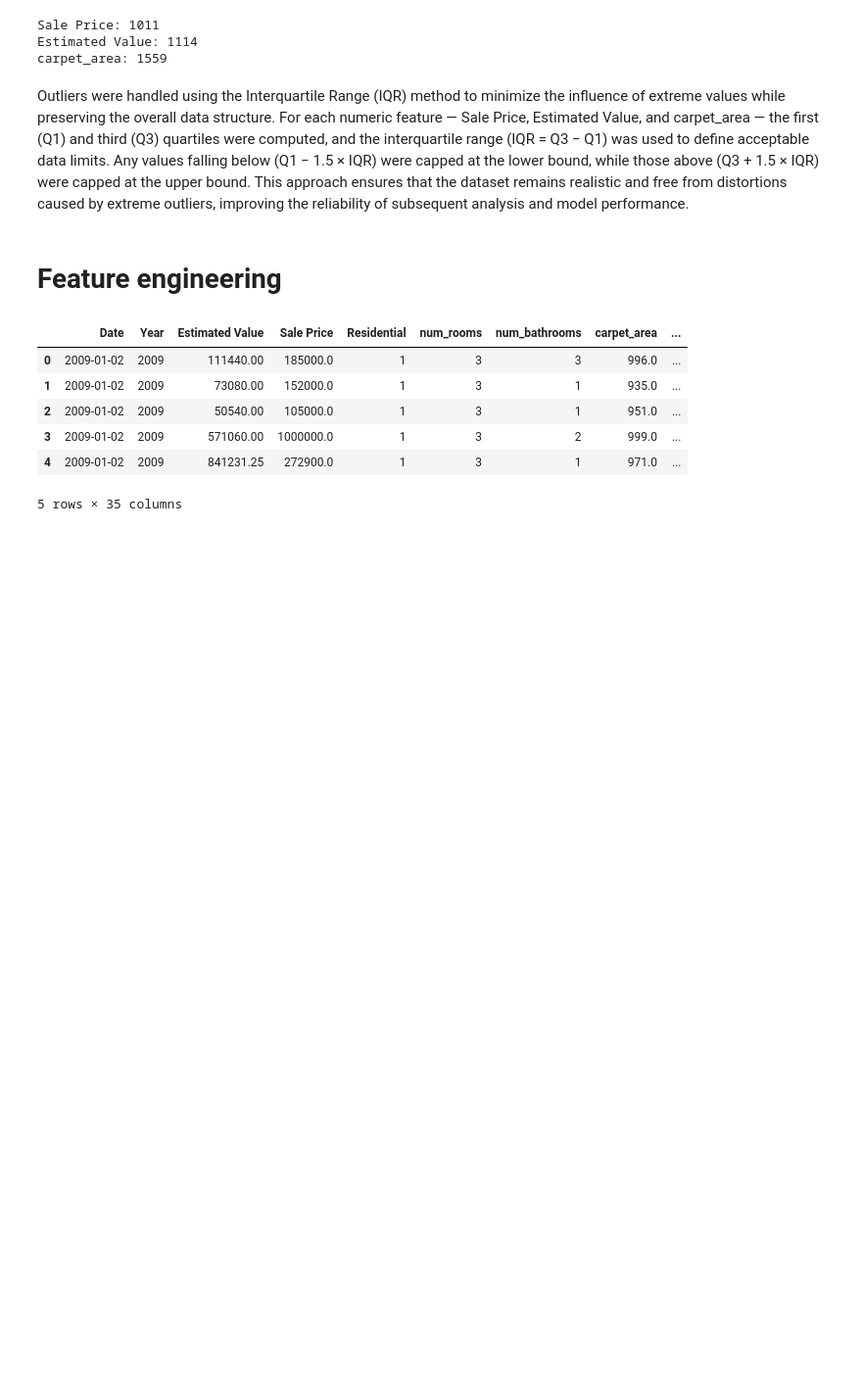
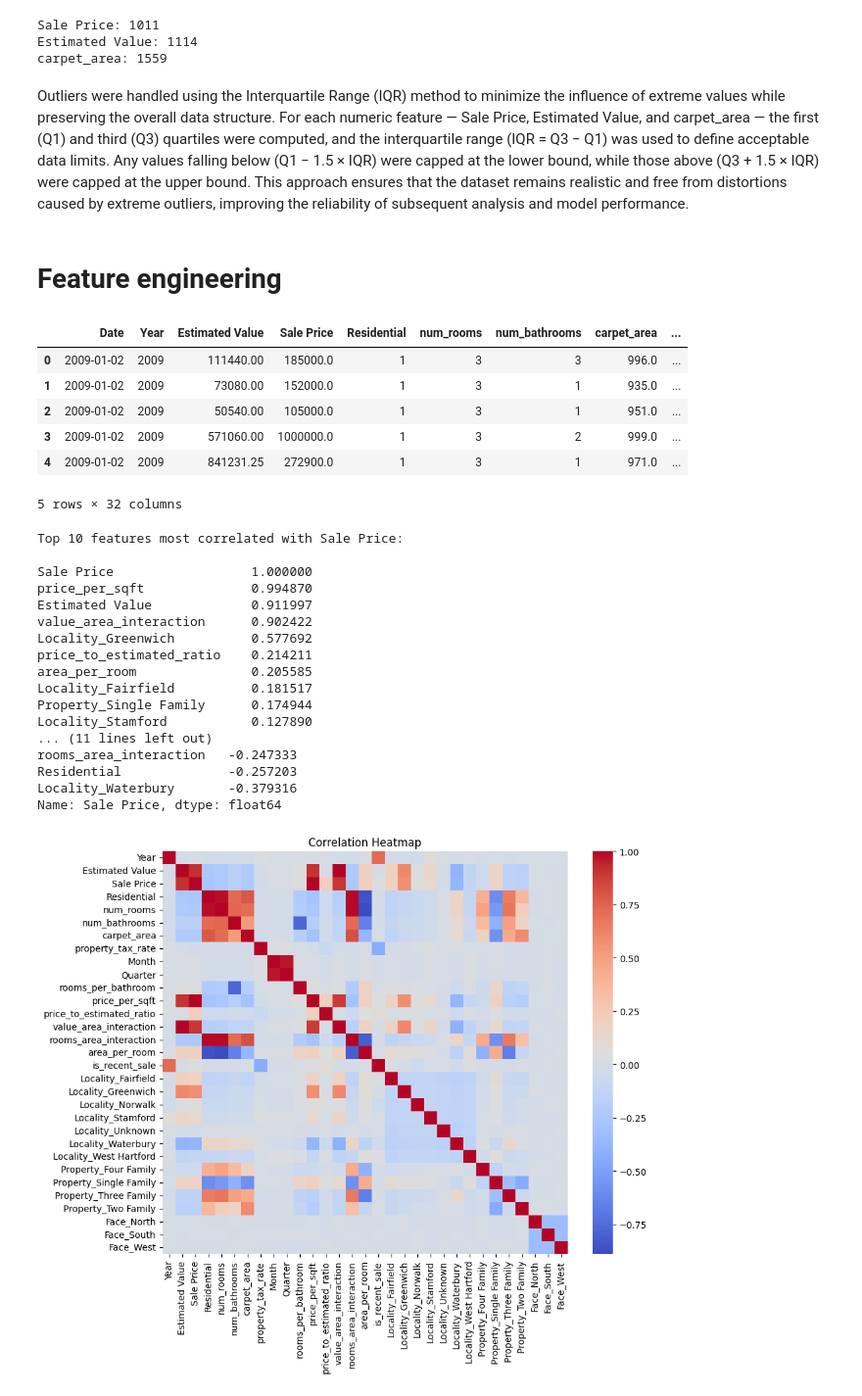
Before and after one commit to kibosivy/Property-Prices-Predictions, a Jupyter notebook: data_cleaning.ipynb, the cells around one changed output. Shown at 98% size. Drawn from its saved outputs; the diff is of its cells as text; code cells hidden in the pictures; blank space fills up the shorter version.

```diff
--- a/data_cleaning.ipynb
+++ b/data_cleaning.ipynb
@@ -89,10 +89,6 @@ df['value_area_interaction'] = df['Estimated Value'] * df['carpet_area']
 df['rooms_area_interaction'] = df['num_rooms'] * df['carpet_area']
 df['area_per_room'] = df['carpet_area'] / df['num_rooms']
 
-# Log Transformations
-for col in ['Sale Price', 'Estimated Value', 'carpet_area']:
-    df[f'log_{col}'] = np.log1p(df[col])
-
 # Temporal Feature
 df['is_recent_sale'] = (df['Year'] >= 2020).astype(int)
 
@@ -123,4 +119,38 @@ df.head()
 | 2 | 2009-01-02 | 2009 | 50540.00 | 105000.0 | 1 | 3 | 1 | 951.0 | ... |
 | 3 | 2009-01-02 | 2009 | 571060.00 | 1000000.0 | 1 | 3 | 2 | 999.0 | ... |
 | 4 | 2009-01-02 | 2009 | 841231.25 | 272900.0 | 1 | 3 | 1 | 971.0 | ... |
-5 rows × 35 columns
+5 rows × 32 columns
+# %%
+# correlation
+numeric_df = df.select_dtypes(include=['number'])
+corr_matrix = numeric_df.corr()
+target_corr = corr_matrix['Sale Price'].sort_values(ascending=False)
+
+print("Top 10 features most correlated with Sale Price:\n")
+print(target_corr.head(10))
+print("\nFeatures least correlated with Sale Price:\n")
+print(target_corr.tail(10))
+
+plt.figure(figsize=(10, 8))
+sns.heatmap(corr_matrix, cmap='coolwarm', annot=False)
+plt.title("Correlation Heatmap")
+plt.show()
+# %% [output]
+Top 10 features most correlated with Sale Price:
+
+Sale Price                  1.000000
+price_per_sqft              0.994870
+Estimated Value             0.911997
+value_area_interaction      0.902422
+Locality_Greenwich          0.577692
+price_to_estimated_ratio    0.214211
+area_per_room               0.205585
+Locality_Fairfield          0.181517
+Property_Single Family      0.174944
+Locality_Stamford           0.127890
+... (11 lines left out)
+rooms_area_interaction   -0.247333
+Residential              -0.257203
+Locality_Waterbury       -0.379316
+Name: Sale Price, dtype: float64
+[figure, added]
```
Also changed, not shown: parts of 3 cells of this notebook, 2 other files.
